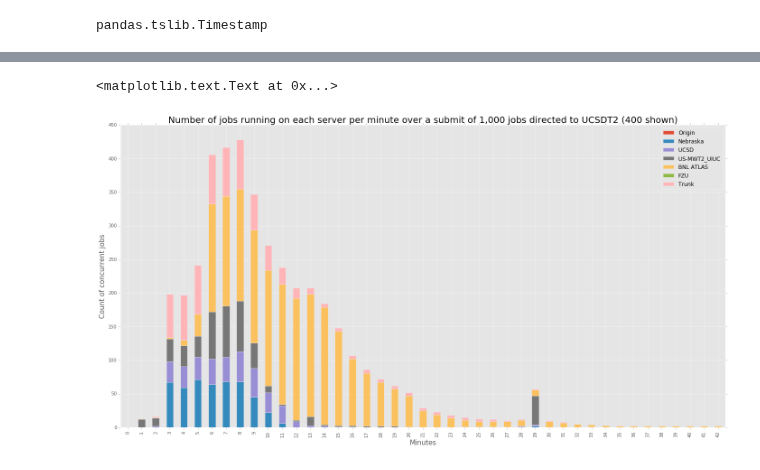
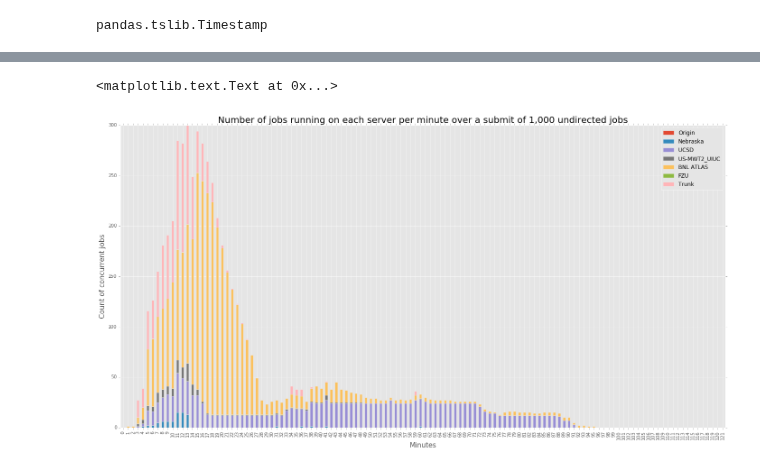
Before and after one commit to ATLAS-Analytics/AnalyticsNotebooks, a Jupyter notebook: Tony/Ilija plot.ipynb, the cells around one changed output, grey strips where cells are left out. Drawn from its saved outputs; the diff is of its cells as text; code cells hidden in the pictures.

```diff
--- a/Tony/Ilija plot.ipynb
+++ b/Tony/Ilija plot.ipynb
@@ -85,7 +85,7 @@ myquery2={
   },
 }
 # %%
-page= es.search(index=ind, body=myquery2, scroll='2m', search_type='scan', size=1)
+page= es.search(index=ind, body=myquery1, scroll='2m', search_type='scan', size=1)
 
 sid = page['_scroll_id']
 
@@ -114,7 +114,7 @@ del df['xrdcp_version']
 del df['download_size']
 del df['filesize']
 del df['IP']
-del df['xrdcp_exit']
+#del df['xrdcp_exit']
 
 begin=[]
 for i in range(scroll_size):
@@ -202,7 +202,10 @@ jobs = pd.concat([pd.Series(1, df.begin), pd.Series(-1, df.index)]).resample('1M
 index=jobs.index
 
 df2=pd.DataFrame(columns=['index', 'Origin', 'Nebraska', 'UCSD', 'US-MWT2_UIUC', 'BNL ATLAS', 'FZU', 'Trunk'])
+finish=pd.DataFrame(columns=['index', 'Origin', 'Nebraska', 'UCSD', 'US-MWT2_UIUC', 'BNL ATLAS', 'FZU', 'Trunk'])
+
 df2['index']=index
+finish['index']=index
 
 length2=df2.shape[0]
 df2['Origin']=0
@@ -212,6 +215,14 @@ df2['US-MWT2_UIUC']=0
 df2['BNL ATLAS']=0
 df2['FZU']=0
 df2['Trunk']=0
+finish['Origin']=0
+finish['Nebraska']=0
+finish['UCSD']=0
+finish['US-MWT2_UIUC']=0
+finish['BNL ATLAS']=0
+finish['FZU']=0
+finish['Trunk']=0
+finish['Timeout']=0
 
 
 for i in range(length2):
@@ -230,7 +241,7 @@ for i in range(length2):
                     df2['BNL ATLAS'].iloc[i]+=1
                 if df['host'].iloc[j]=='novastore.farm.particle.cz':
                     df2['FZU'].iloc[i]+=1
-        elif df['tries'].iloc[j]!=1:
+        if df['tries'].iloc[j]!=1:
             if df['start2'].iloc[j]<=df2['index'].iloc[i] and df.index[j]>=df2['index'].iloc[i]:
                 if df['cache'].iloc[j]=='root://hcc-stash.unl.edu':
                     df2['Nebraska'].iloc[i]+=1
@@ -247,11 +258,25 @@ for i in range(length2):
                         df2['Origin'].iloc[i]+=1
                     else:
                         df2['Trunk'].iloc[i]+=1
-
-
-
-
-df2
+        if df.index[j].minute==finish['index'].iloc[i].minute:
+            if df['host'].iloc[j]=='root://hcc-stash.unl.edu':
+                finish['Nebraska'].iloc[i]+=1
+            if df['host'].iloc[j]=='root://mwt2-stashcache.campuscluster.illinois.edu':
+                finish['US-MWT2_UIUC'].iloc[i]+=1
+            if df['host'].iloc[j]=='root://xrd-cache-1.t2.ucsd.edu':
+                finish['UCSD'].iloc[i]+=1
+            if df['host'].iloc[j]=='root://osgxroot.usatlas.bnl.gov':
+                finish['BNL ATLAS'].iloc[i]+=1
+            if df['host'].iloc[j]=='novastore.farm.particle.cz':
+                finish['FZU'].iloc[i]+=1
+            if df['host'].iloc[j]=='root://data.ci-connect.net':
+                if df['status'].iloc[j]=='Timeout':
+                    finish['Timeout'].iloc[i]+=1
+                else:
+                    if df['tries'].iloc[j]==1 or df['tries'].iloc[j]==2:
+                        finish['Origin'].iloc[i]+=1
+                    elif df['tries'].iloc[j]==3:
+                        finish['Trunk'].iloc[i]+=1
 # %% [output]
 the new syntax is .resample(...).sum()
   if __name__ == '__main__':
@@ -280,11 +288,11 @@ See the caveats in the documentation: http://pandas.pydata.org/pandas-docs/stabl
 #df2
 # %%
 df2.plot.bar(stacked=True,figsize=[24, 12])
-plt.title('Number of jobs running on each server per minute over a submit of 1,000 jobs directed to UCSDT2 (400 shown)', fontsize=20)
+plt.title('Number of jobs running on each server per minute over a submit of 1,000 undirected jobs', fontsize=20)
 plt.xlabel('Minutes', fontsize=15)
 plt.ylabel('Count of concurrent jobs',fontsize=15)
 #plt.text(60,55,'*No GLIDEIN_ResourceName specified in condor.submit')
 #plt.savefig('Ilija_plot1_2.png')
 # %% [output]
 <matplotlib.text.Text at 0x...>
-[figure, old version]
+[figure, new version]
```
Also changed, not shown: parts of 7 cells of this notebook, 5 other files.
